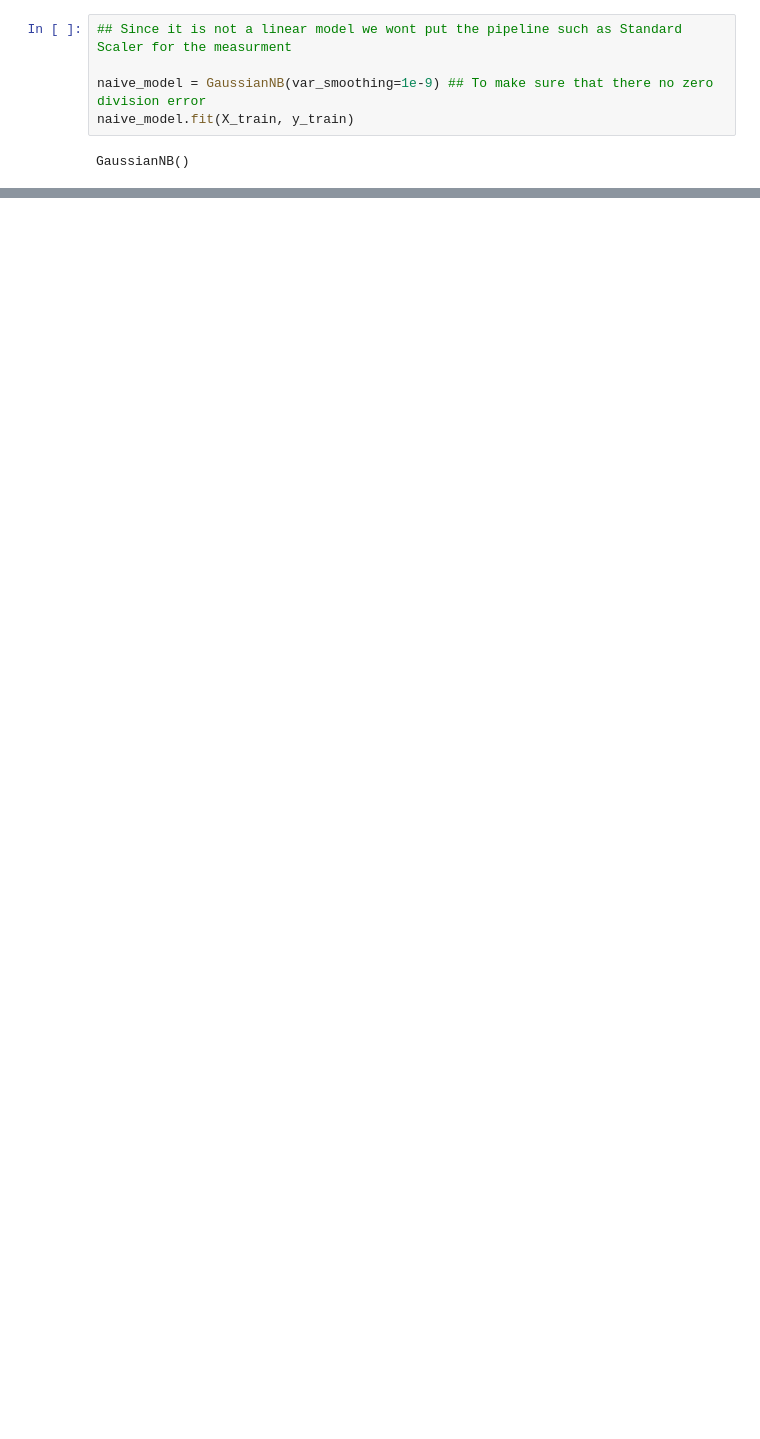
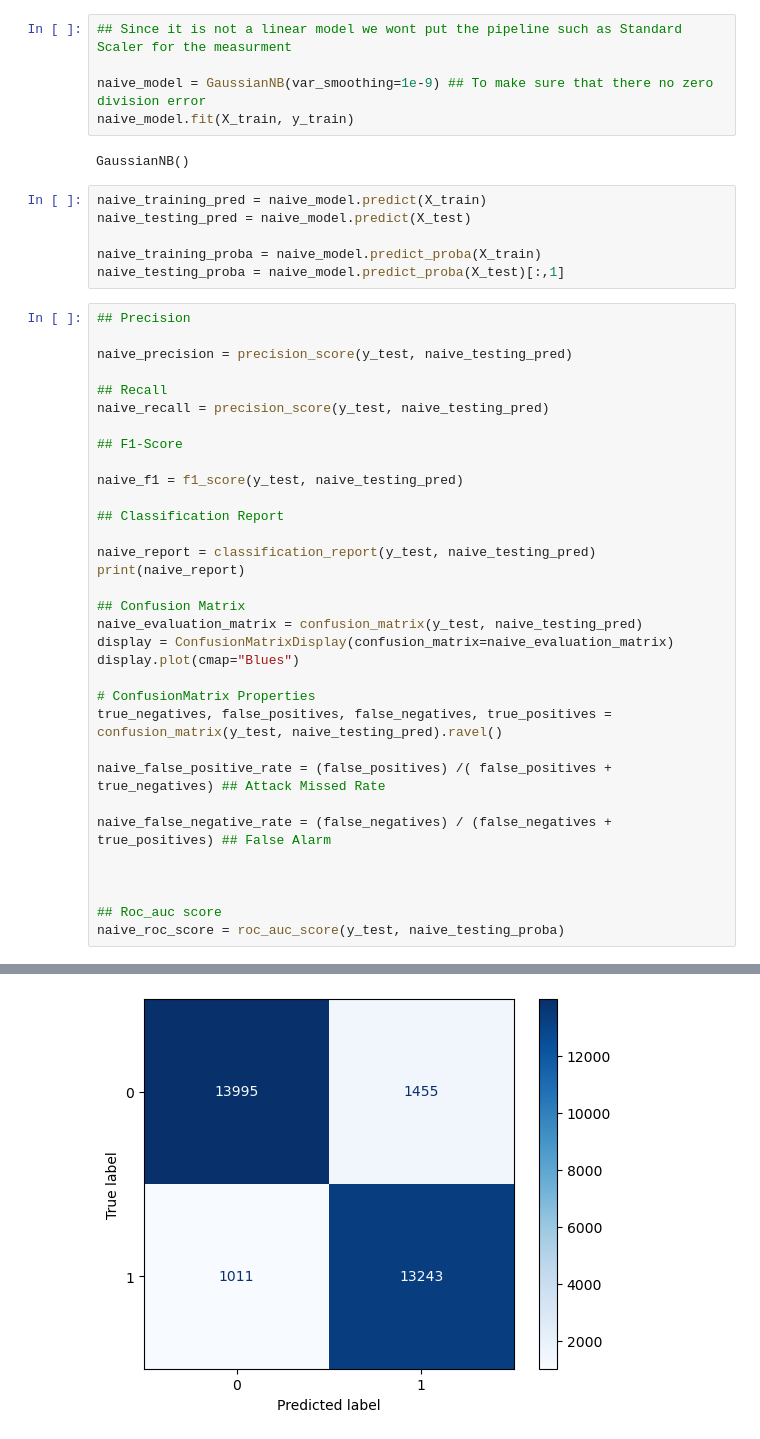
Before and after one commit to suzaladhikari/Network_Intrusion_Detector, a Jupyter notebook: Models/binaryclassifier.ipynb, the cells around one changed output, grey strips where cells are left out. Drawn from its saved outputs; the diff is of its cells as text; blank space fills up the shorter version.

Commit message:
checked the metrics for the naive bayes model

```diff
--- a/Models/binaryclassifier.ipynb
+++ b/Models/binaryclassifier.ipynb
@@ -168,3 +169,43 @@ naive_model = GaussianNB(var_smoothing=1e-9) ## To make sure that there no zero
 naive_model.fit(X_train, y_train)
 # %% [output]
 GaussianNB()
+# %%
+naive_training_pred = naive_model.predict(X_train)
+naive_testing_pred = naive_model.predict(X_test)
+
+naive_training_proba = naive_model.predict_proba(X_train)
+naive_testing_proba = naive_model.predict_proba(X_test)[:,1]
+# %%
+## Precision
+
+naive_precision = precision_score(y_test, naive_testing_pred)
+
+## Recall
+naive_recall = precision_score(y_test, naive_testing_pred)
+
+## F1-Score
+
+naive_f1 = f1_score(y_test, naive_testing_pred)
+
+## Classification Report
+
+naive_report = classification_report(y_test, naive_testing_pred)
+print(naive_report)
+
+## Confusion Matrix
+naive_evaluation_matrix = confusion_matrix(y_test, naive_testing_pred)
+display = ConfusionMatrixDisplay(confusion_matrix=naive_evaluation_matrix)
+display.plot(cmap="Blues")
+
+# ConfusionMatrix Properties
+true_negatives, false_positives, false_negatives, true_positives = confusion_matrix(y_test, naive_testing_pred).ravel()
+
+naive_false_positive_rate = (false_positives) /( false_positives + true_negatives) ## Attack Missed Rate
+
+naive_false_negative_rate = (false_negatives) / (false_negatives + true_positives) ## False Alarm
+
+
+
+## Roc_auc score
+naive_roc_score = roc_auc_score(y_test, naive_testing_proba)
+# %% [output]
@@ -170,0 +220 @@ GaussianNB()
+[figure, added]
```
Also changed, not shown: parts of 2 cells of this notebook.
